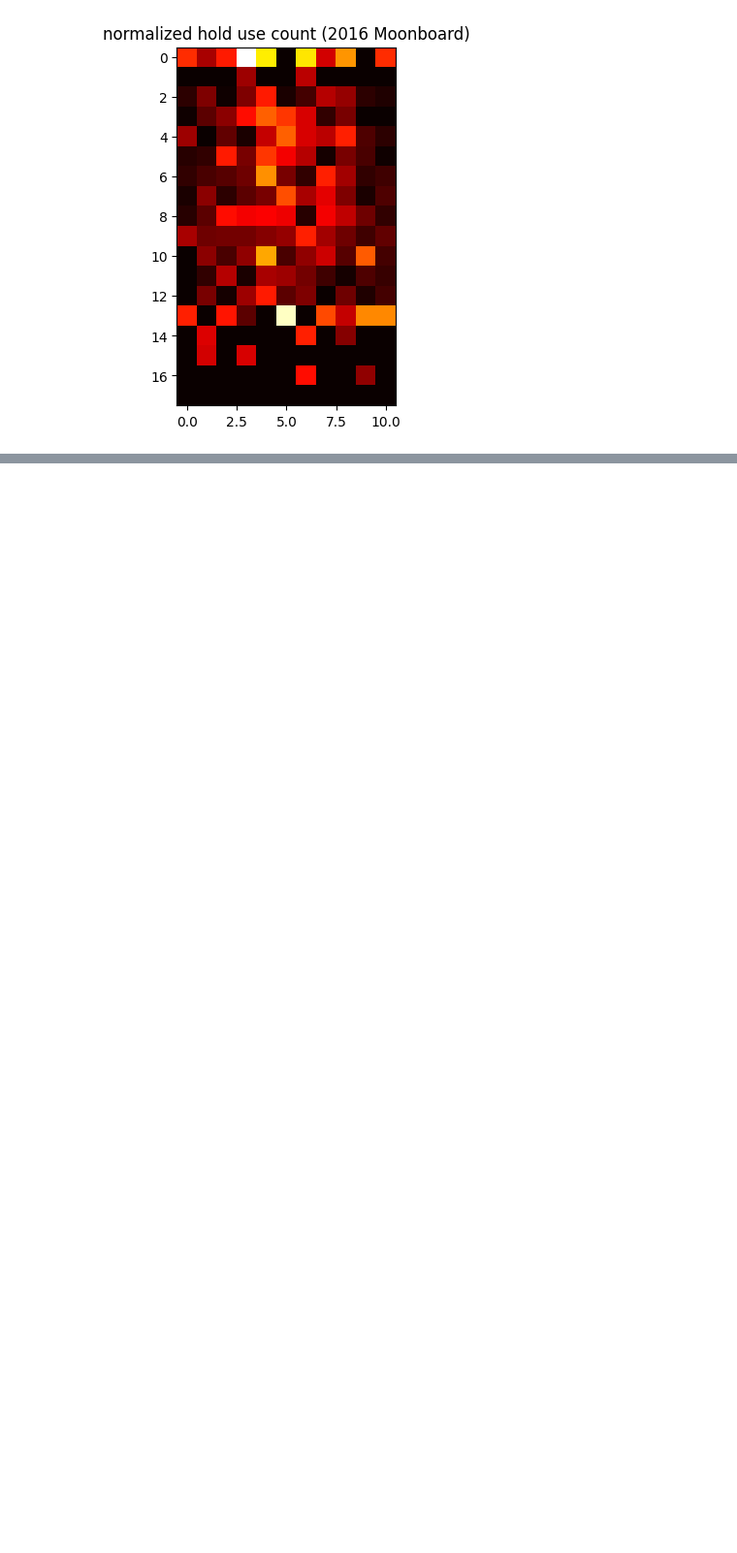
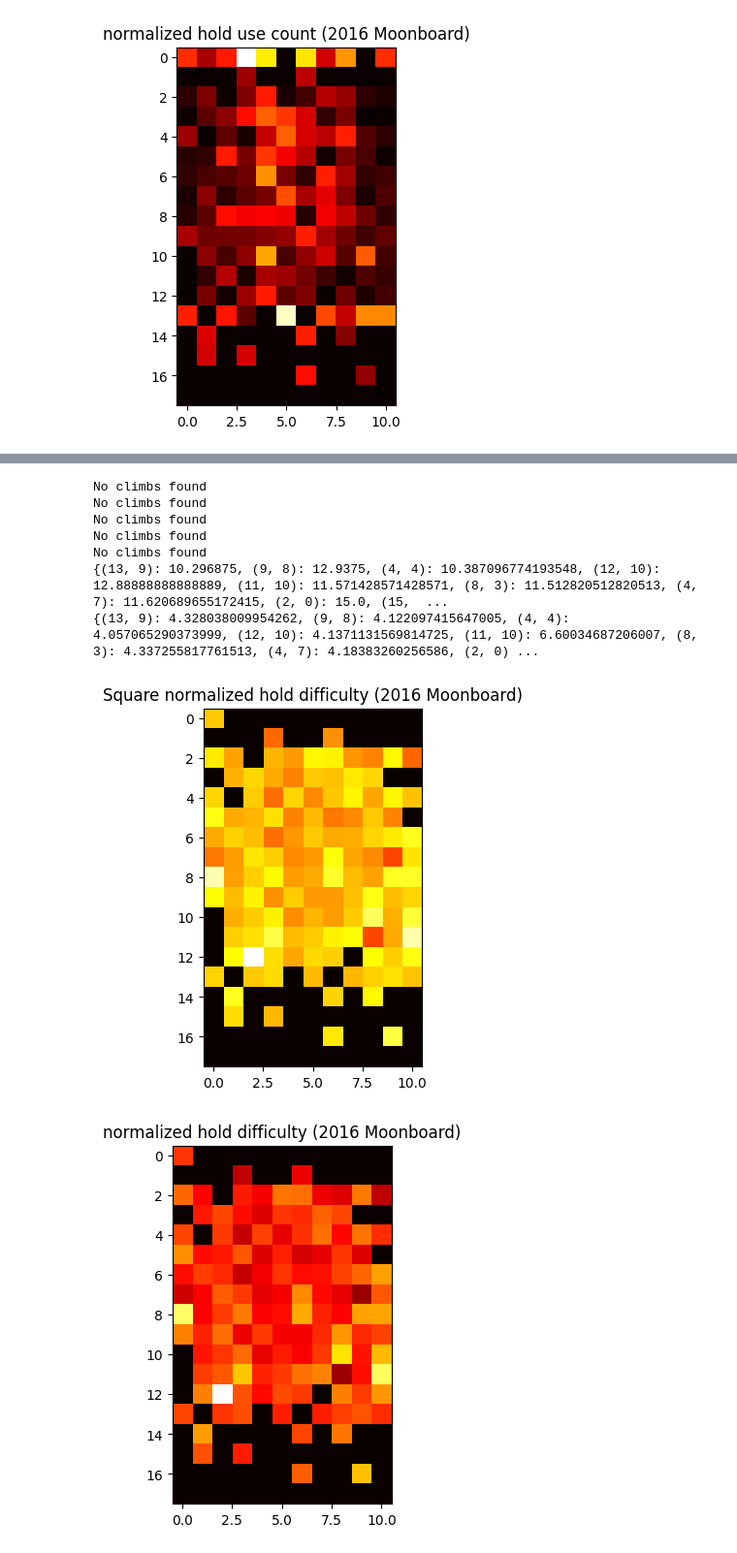
Before and after one commit to averyiorio/capaneus, a Jupyter notebook: src/descriptive_analytics.ipynb, the cells around one changed output, grey strips where cells are left out. Shown at 97% size. Cells and saved outputs as stored; diff of their text form; code cells hidden in the pictures; blank space fills up the shorter version.

```diff
--- a/src/descriptive_analytics.ipynb
+++ b/src/descriptive_analytics.ipynb
@@ -110,3 +146,15 @@ def hold_distance(h1, h2):
         int: euclidean distance between holds.
     """
     return np.sqrt(np.power(h1[0]- h2[0], 2) + np.power(h1[1]- h2[1], 2))
+
+def hold_distance_in_mm(d, hold_dist_in_meters, metric_output = False):
+    if metric_output:
+        return hold_dist_in_meters * d
+    else:
+        return hold_dist_in_meters * d * 3.28084
+
+# converts french grade to numeric value
+def french_grade_numeric_converter(grade):
+    french_grade_order = ['4', '5', '5+', '6a', '6a+', '6b', '6b+', '6c', '6c+',
+                       '7a', '7a+', '7b', '7b+', '7c', '7c+', '8a', '8a+', '8b', '8b+']
+    return french_grade_order.index(grade) + 1
@@ -138,0 +288,58 @@ for problem in problems:
+# %%
+average_hold_difficulty = {}
+average_hold_distance = {}
+for hold in hold_difficulty_dict.keys():
+    climb_grades = hold_difficulty_dict[hold]
+    difficulty = []
+    if not climb_grades:
+        print("No climbs found")
+        continue
+    for grade in climb_grades:
+        difficulty.append(french_grade_numeric_converter(grade.lower()))
+    average_hold_difficulty[hold] = np.mean(difficulty)
+    average_hold_distance[hold] = np.mean(hold_distance_dict[hold])
+print(average_hold_difficulty)
+print(average_hold_distance)
+
+def hold_difficulty_2d(dimensions, hold_difficulty, hold_distance):
+    """
+    Outputs a 2d numpy array with the hold use count
+    Args:
+        Dimensions (tuple(int)): two-tuple with the hight and width of board
+
+        hold_difficulty (dict(tuple(int): int)): key is alphanumeric position on board,
+                                   value is number of times hold appears in the dataset
+
+    Returns:
+        np.2darray(floats): normalized hold difficulty heatmap
+    """
+
+    use_count = np.zeros(dimensions)
+    for h in hold_difficulty:
+        use_count[h[0]][h[1]] = hold_difficulty[h] * hold_distance[h]
+    #normalize_use = use_count / use_count.max()
+    return use_count
+
+use_array = hold_difficulty_2d((18, 11), average_hold_difficulty, average_hold_distance)
+
+#square normalized count
+normalized1 = np.sqrt(use_array)
+plt.imshow(normalized1, cmap='hot', interpolation='nearest')
+plt.title("Square normalized hold difficulty (2016 Moonboard)")
+plt.show()
+
+#non-normalized count
+normalized2 = use_array
+plt.imshow(normalized2, cmap='hot', interpolation='nearest')
+plt.title("normalized hold difficulty (2016 Moonboard)")
+plt.show()
+# %% [output]
+No climbs found
+No climbs found
+No climbs found
+No climbs found
+No climbs found
+{(13, 9): 10.296875, (9, 8): 12.9375, (4, 4): 10.387096774193548, (12, 10): 12.88888888888889, (11, 10): 11.571428571428571, (8, 3): 11.512820512820513, (4, 7): 11.620689655172415, (2, 0): 15.0, (15,  ...
+{(13, 9): 4.328038009954262, (9, 8): 4.122097415647005, (4, 4): 4.057065290373999, (12, 10): 4.1371131569814725, (11, 10): 6.60034687206007, (8, 3): 4.337255817761513, (4, 7): 4.18383260256586, (2, 0) ...
+[figure, added]
+[figure, added]
```
Also changed, not shown: parts of 7 cells of this notebook, 8 other files.
